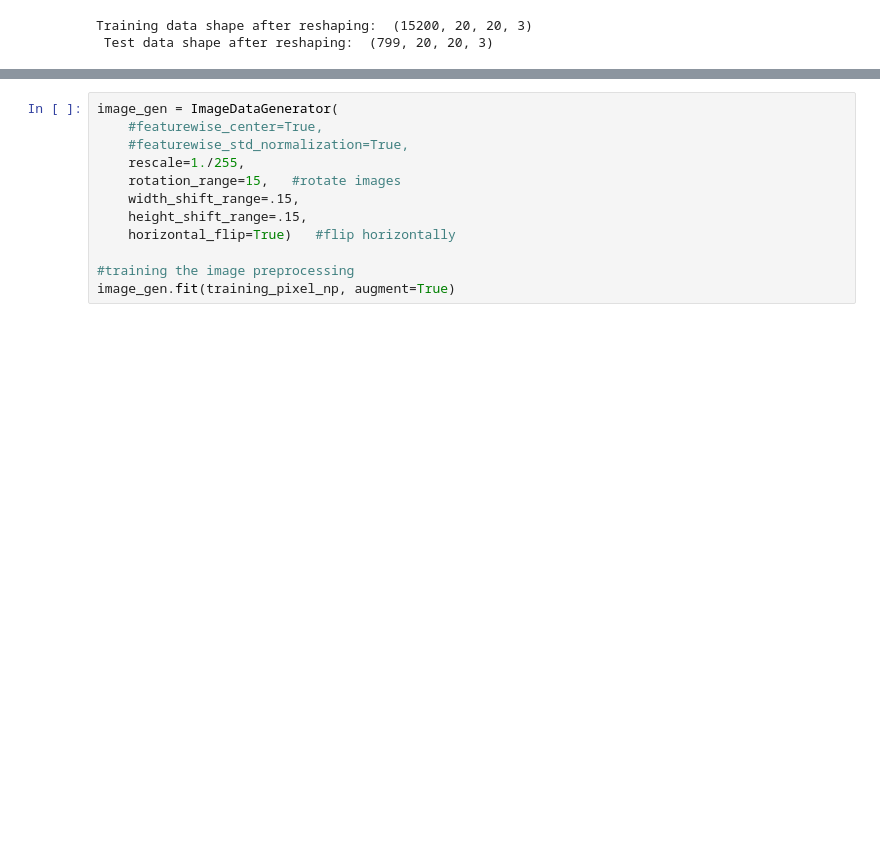
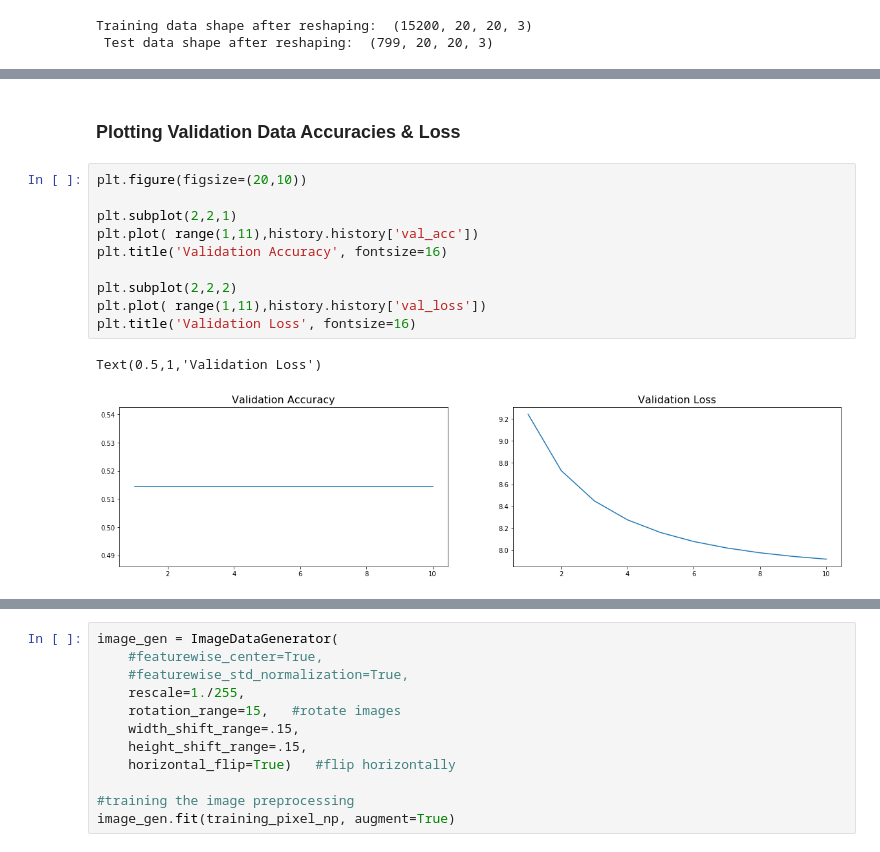
Before and after one commit to darshdee/Deep-Learning, a Jupyter notebook: My Projects/Classification_Satellite_Images/CNNs with Sattelite Images.ipynb, the cells around one changed output, grey strips where cells are left out. Drawn from its saved outputs; the diff is of its cells as text; blank space fills up the shorter version.

```diff
--- a/My Projects/Classification_Satellite_Images/CNNs with Sattelite Images.ipynb
+++ b/My Projects/Classification_Satellite_Images/CNNs with Sattelite Images.ipynb
@@ -234,0 +264,15 @@ KeyboardInterrupt:
+# %% [markdown]
+### Plotting Validation Data Accuracies & Loss
+# %%
+plt.figure(figsize=(20,10))
+
+plt.subplot(2,2,1)
+plt.plot( range(1,11),history.history['val_acc'])
+plt.title('Validation Accuracy', fontsize=16)
+
+plt.subplot(2,2,2)
+plt.plot( range(1,11),history.history['val_loss'])
+plt.title('Validation Loss', fontsize=16)
+# %% [output]
+Text(0.5,1,'Validation Loss')
+[figure, added]
```
Also changed, not shown: parts of 36 cells of this notebook.
